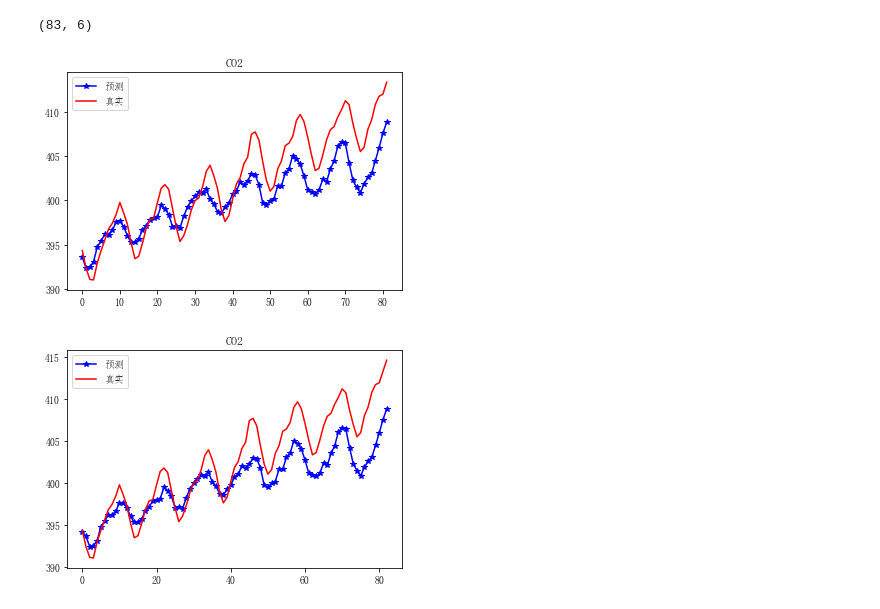
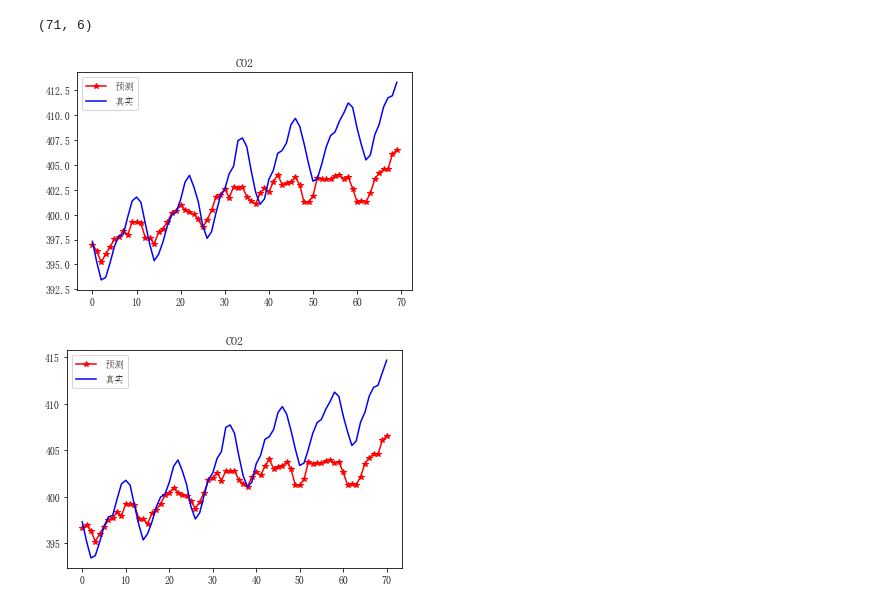
Before and after one commit to WPKENAN/shumo, a Jupyter notebook: pro2/多周期.ipynb, the cells around one changed output. Drawn from its saved outputs; the diff is of its cells as text; code cells hidden in the pictures.

```diff
--- a/pro2/多周期.ipynb
+++ b/pro2/多周期.ipynb
@@ -45,8 +45,10 @@ for group in groups:
         plt.xlabel("1983/7-2019/5")
 #         pyplot.plot(month,values[:, group])
 #     else:
-    pyplot.plot(values[:, group],linewidth=5)
-    pyplot.title(dataset.columns[group], loc='center')
+
+    pyplot.plot(values[:, group],linewidth=5,label=dataset.columns[group])
+    plt.legend(prop={'size':25})
+#     pyplot.title(dataset.columns[group], loc='center')
 
 #     pyplot.xlabel("time")
     pyplot.ylabel("value")
@@ -137,7 +139,7 @@ scaled = scaler.fit_transform(values)
 # scaled=values
 
 # 构建监督学习问题
-n_in=48
+n_in=60
 reframed = series_to_supervised(scaled, n_in, 1,y_columns=list(range(feature)))
 print(reframed.head(5))
 # 分割为训练集和测试集
@@ -232,24 +234,24 @@ inv_y=test_y1
 inv_y = scaler.inverse_transform(inv_y)
 # inv_y = inv_y[:,0]
 # %% [output]
-(83, 6)
+(71, 6)
 # %%
 # 绘制历史数据和预测数据图
-plt.plot(inv_yhat[1:,0],label='预测',c='b',linestyle='-', marker='*')
-plt.plot(inv_y[:-1,0],label="真实",c='r')
+plt.plot(inv_yhat[1:,0],label='预测',c='r',linestyle='-', marker='*')
+plt.plot(inv_y[:-1,0],label="真实",c='b')
 plt.legend()
 plt.title('CO2')
 plt.show()
 
 
-plt.plot(inv_yhat[:,0],label='预测',c='b',linestyle='-', marker='*')
-plt.plot(inv_y[:,0],label="真实",c='r')
+plt.plot(inv_yhat[:,0],label='预测',c='r',linestyle='-', marker='*')
+plt.plot(inv_y[:,0],label="真实",c='b')
 plt.legend()
 plt.title('CO2')
 plt.show()
 # %% [output]
-[figure, old version]
+[figure, new version]
-[figure, old version]
+[figure, new version]
 # %%
 # 绘制历史数据和预测数据图
 mpl.rcParams['font.sans-serif'] = ['FangSong']  # 指定默认字体
```
Also changed, not shown: parts of 6 cells of this notebook, 13 other files.
